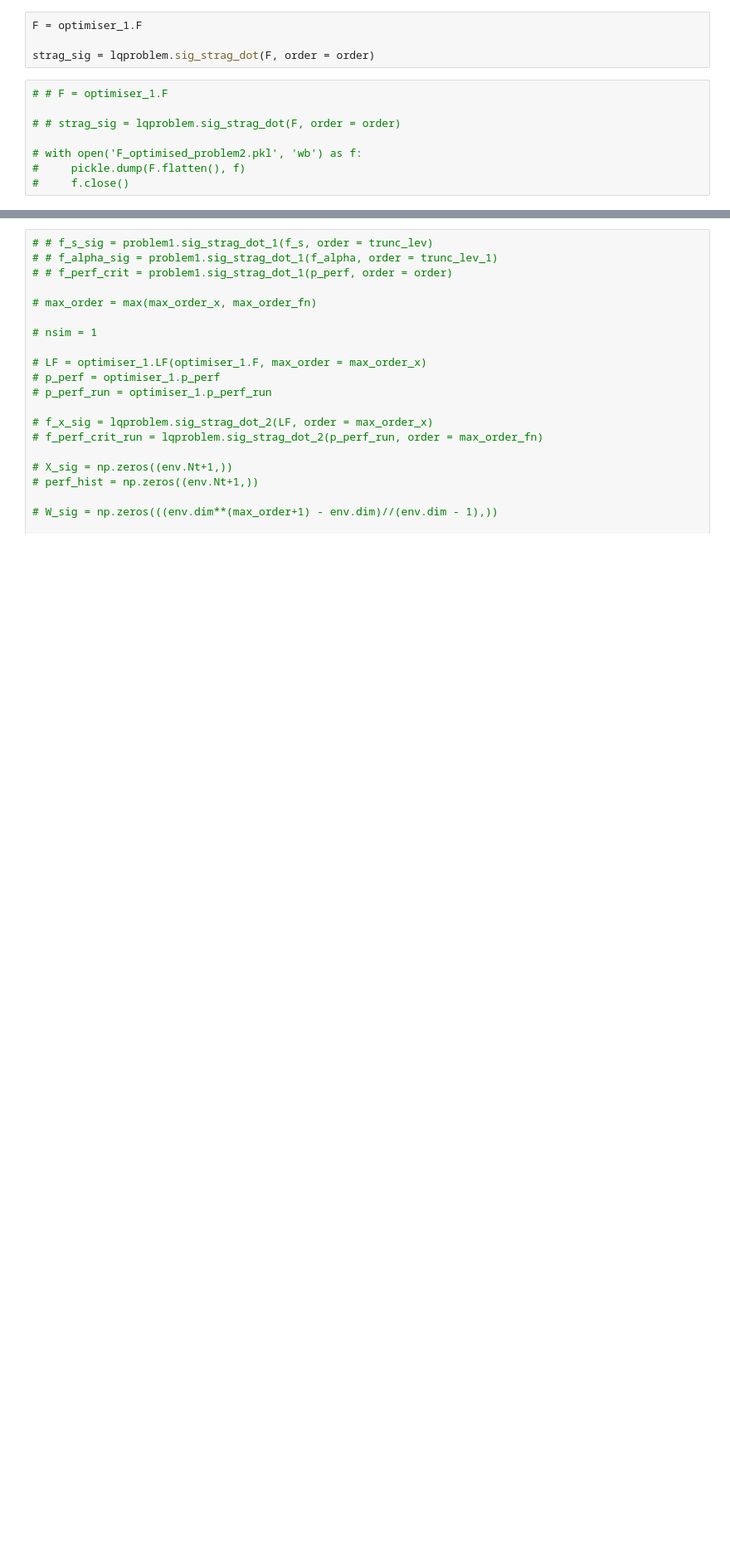
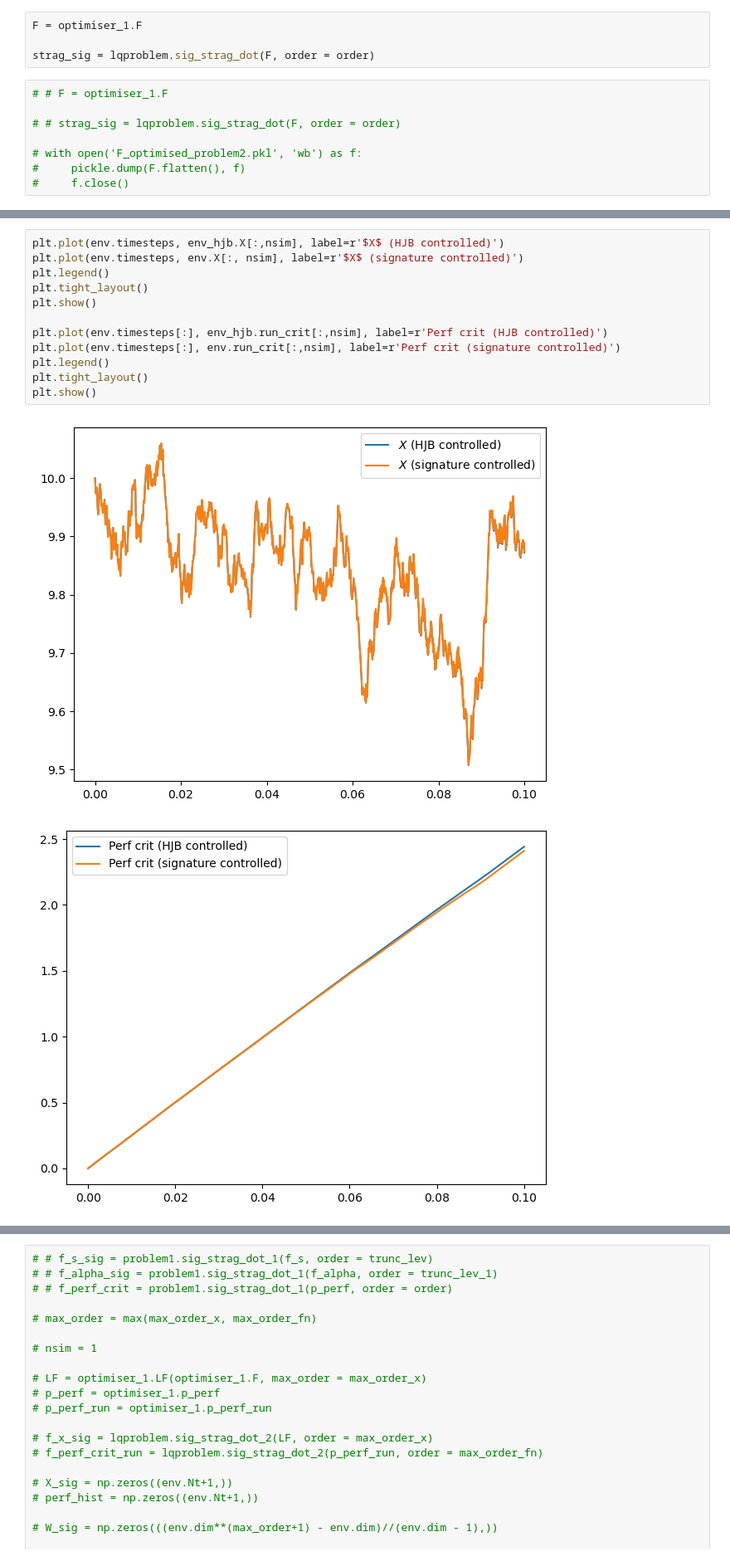
Before and after one commit to muhammadalifaqsha/optimal-control-with-signatures, a Jupyter notebook: notebooks/alif-lqproblem.ipynb, the cells around one changed output, grey strips where cells are left out. Shown at 83% size. Drawn from its saved outputs; the diff is of its cells as text; blank space fills up the shorter version.

```diff
--- a/notebooks/alif-lqproblem.ipynb
+++ b/notebooks/alif-lqproblem.ipynb
@@ -91,3 +133,18 @@ plt.show()
+# %%
+plt.plot(env.timesteps, env_hjb.X[:,nsim], label=r'$X$ (HJB controlled)')
+plt.plot(env.timesteps, env.X[:, nsim], label=r'$X$ (signature controlled)')
+plt.legend()
+plt.tight_layout()
+plt.show()
+
+plt.plot(env.timesteps[:], env_hjb.run_crit[:,nsim], label=r'Perf crit (HJB controlled)')
+plt.plot(env.timesteps[:], env.run_crit[:,nsim], label=r'Perf crit (signature controlled)')
+plt.legend()
+plt.tight_layout()
+plt.show()
+# %% [output]
+[figure, added]
+[figure, added]
 # %%
 print(f'Performance criterion\nSig: {env.performance.mean()}')
 # %% [output]
```
Also changed, not shown: parts of 17 cells of this notebook, 4 other files.
